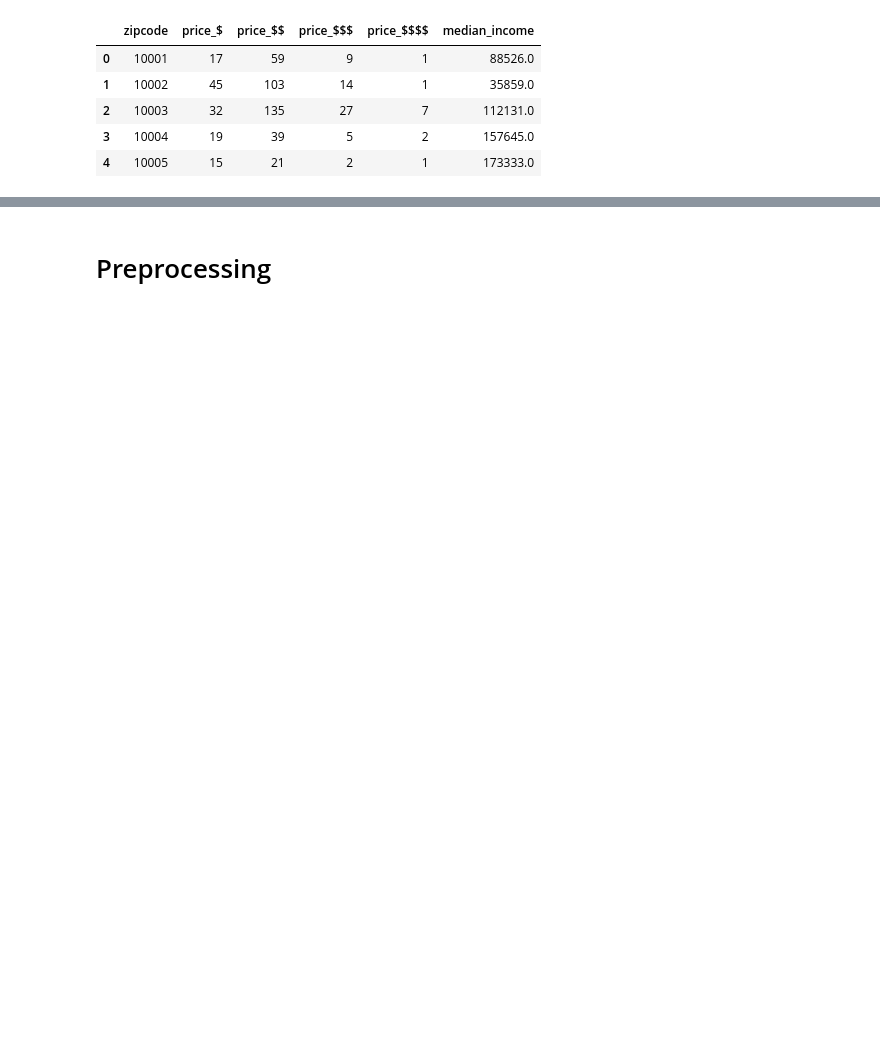
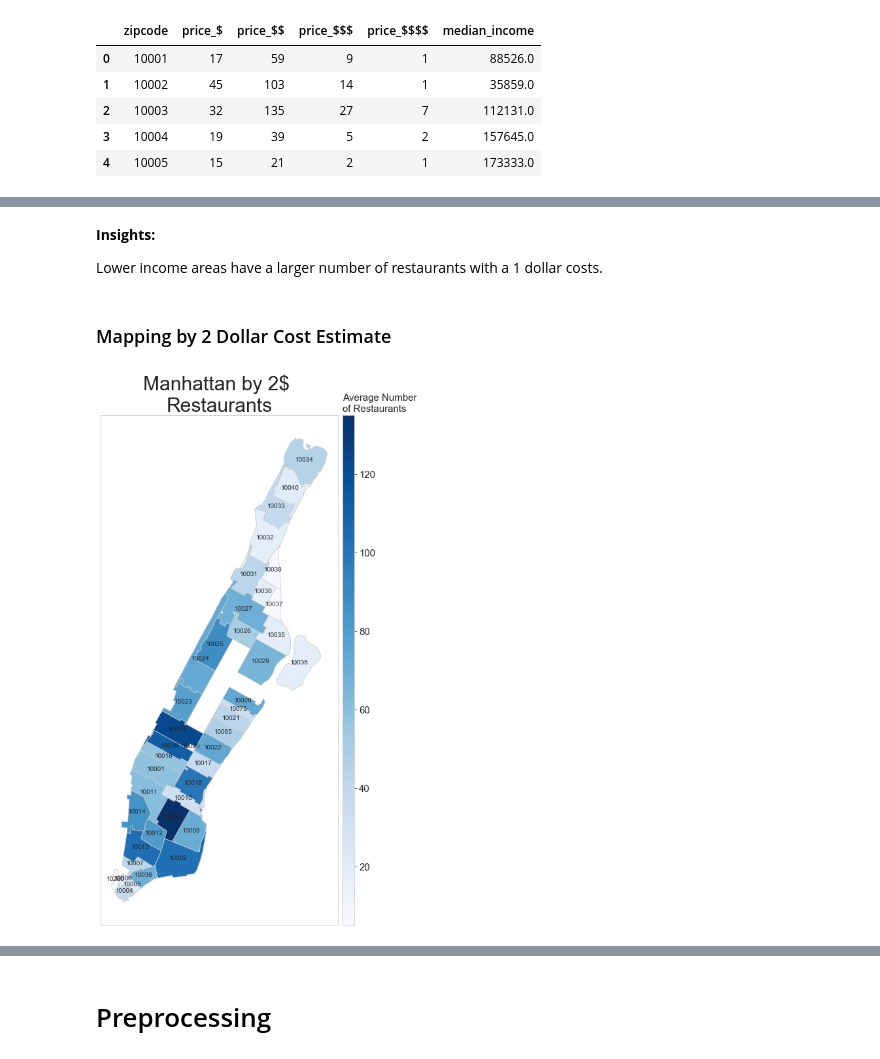
Before and after one commit to LexLau/Predicting-Affluence-in-Manhattan-using-Yelp-Pricing-Data, a Jupyter notebook: Code/Master_Notebook.ipynb, the cells around one changed output, grey strips where cells are left out. Saved outputs shown, nothing was run; the diff lists cells and outputs as text; code cells hidden in the pictures; blank space fills up the shorter version.

```diff
--- a/Code/Master_Notebook.ipynb
+++ b/Code/Master_Notebook.ipynb
@@ -1371,0 +1446,11 @@ restaurants.to_csv('../data/restaurants.csv', index = False)
+# %% [markdown]
+**Insights:**
+
+Lower income areas have a larger number of restaurants with a 1 dollar costs.
+# %% [markdown]
+### Mapping by 2 Dollar Cost Estimate
+# %%
+# plotting NYC map by 2$ group
+map_plot(merged_df, '2$', 'Manhattan by 2$ \nRestaurants', "Average Number\nof Restaurants", 'Blues')
+# %% [output]
+[figure, added]
```
Also changed, not shown: parts of 305 cells of this notebook, 3 other files.
